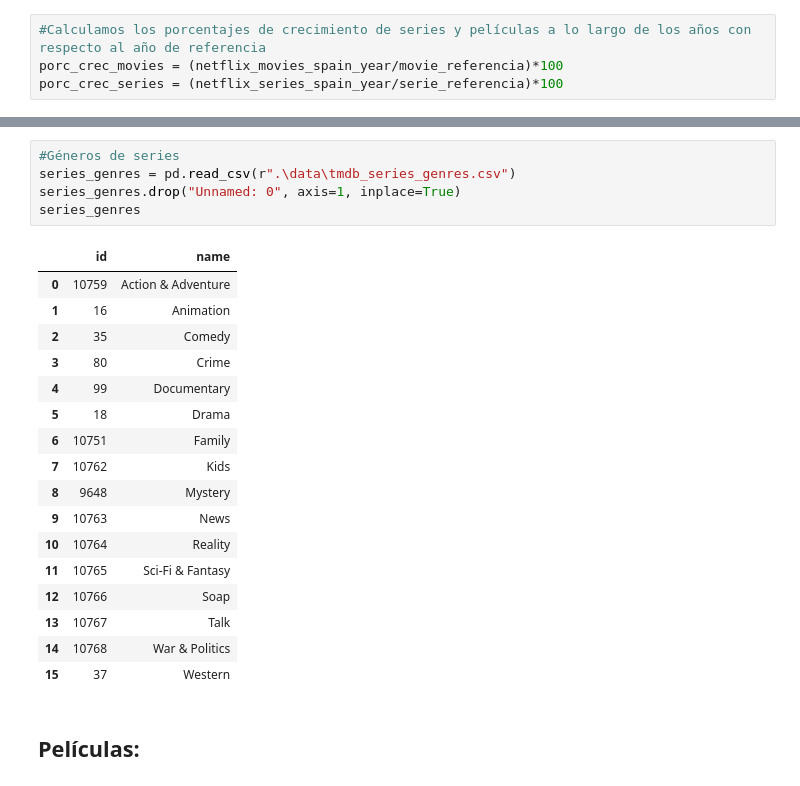
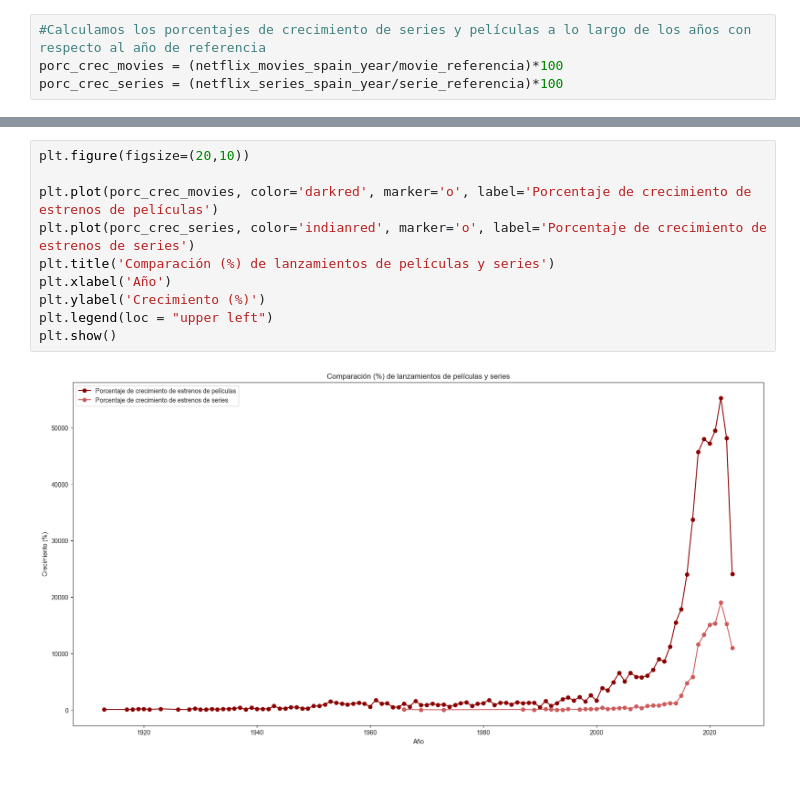
Before and after one commit to tacedo97/EDA-Streaming-Platforms-Spain, a Jupyter notebook: Analysis.ipynb, the cells around one changed output, grey strips where cells are left out. Drawn from its saved outputs; the diff is of its cells as text.

```diff
--- a/Analysis.ipynb
+++ b/Analysis.ipynb
@@ -406,25 +395,12 @@ movies_genres
-# %%
-#Géneros de series
-series_genres = pd.read_csv(r".\data\tmdb_series_genres.csv")
-series_genres.drop("Unnamed: 0", axis=1, inplace=True)
-series_genres
-# %% [output]
-|  | id | name |
-| 0 | 10759 | Action & Adventure |
-| 1 | 16 | Animation |
-| 2 | 35 | Comedy |
-| 3 | 80 | Crime |
-| 4 | 99 | Documentary |
-| 5 | 18 | Drama |
-| 6 | 10751 | Family |
-| 7 | 10762 | Kids |
-| 8 | 9648 | Mystery |
-| 9 | 10763 | News |
-| 10 | 10764 | Reality |
-| 11 | 10765 | Sci-Fi & Fantasy |
-| 12 | 10766 | Soap |
-| 13 | 10767 | Talk |
-| 14 | 10768 | War & Politics |
-| 15 | 37 | Western |
-# %% [markdown]
-## Películas:
+# %%
+plt.figure(figsize=(20,10))
+
+plt.plot(porc_crec_movies, color='darkred', marker='o', label='Porcentaje de crecimiento de estrenos de películas')
+plt.plot(porc_crec_series, color='indianred', marker='o', label='Porcentaje de crecimiento de estrenos de series')
+plt.title('Comparación (%) de lanzamientos de películas y series')
+plt.xlabel('Año')
+plt.ylabel('Crecimiento (%)')
+plt.legend(loc = "upper left")
+plt.show()
+# %% [output]
+[figure, added]
```
Also changed, not shown: parts of 169 cells of this notebook, 3 other files.
